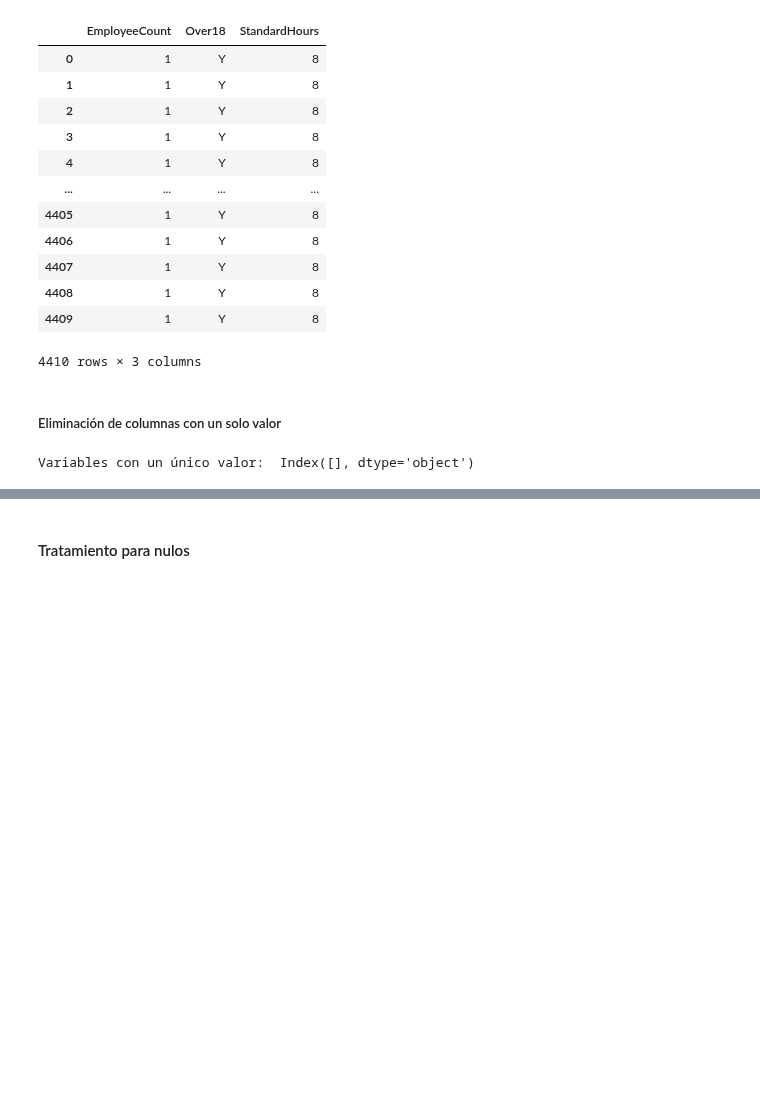
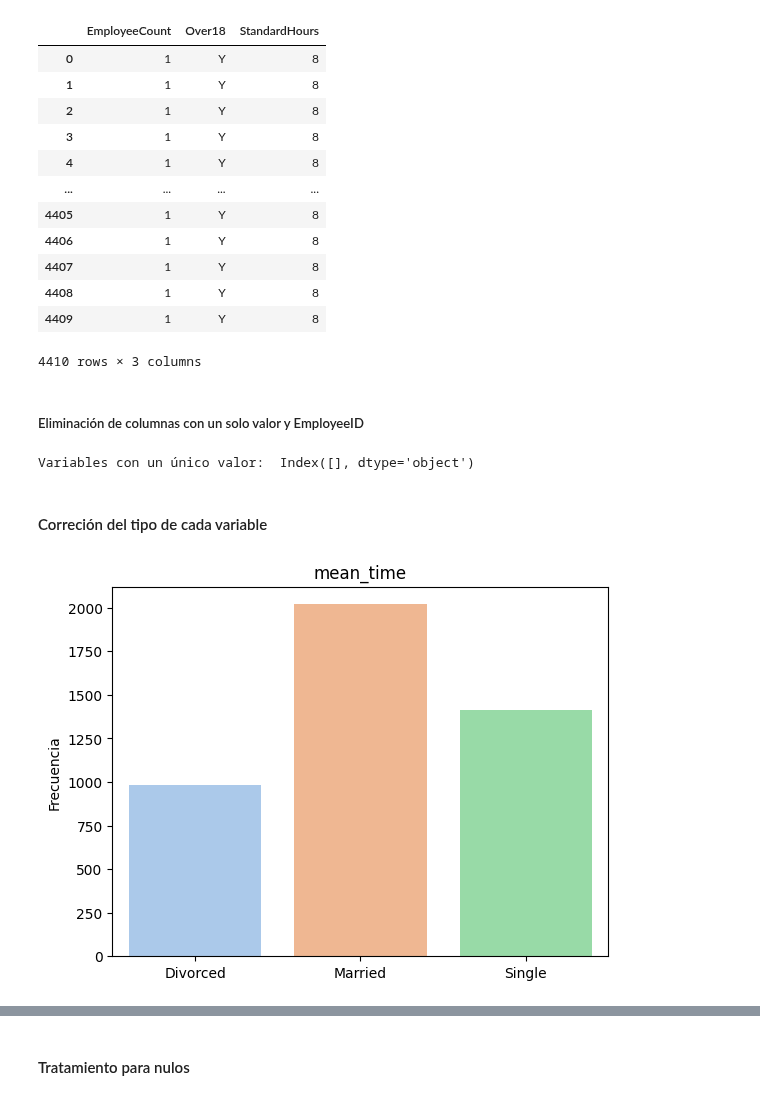
Before and after one commit to JavierBurgos-web/PROYECTO_ANALITICA_II, a Jupyter notebook: Entrega_uno.ipynb, the cells around one changed output, grey strips where cells are left out. Cells and saved outputs as stored; diff of their text form; code cells hidden in the pictures; blank space fills up the shorter version.

```diff
--- a/Entrega_uno.ipynb
+++ b/Entrega_uno.ipynb
@@ -205,12 +256,55 @@ df[['EmployeeCount', 'Over18', 'StandardHours']]
 | 4409 | 1 | Y | 8 |
 4410 rows × 3 columns
 # %% [markdown]
-##### Eliminación de columnas con un solo valor
+##### Eliminación de columnas con un solo valor y EmployeeID
 # %%
-df_1 = df.drop(["EmployeeCount", "Over18", "StandardHours"], axis=1)
+df_drop_unique = df.drop(["EmployeeID","EmployeeCount", "Over18", "StandardHours"], axis=1)
 
-nunique_values = df_1.nunique()
+nunique_values = df_drop_unique.nunique()
 single_value_columns = nunique_values[nunique_values == 1].index
 print("Variables con un único valor: ", single_value_columns)
 # %% [output]
 Variables con un único valor:  Index([], dtype='object')
+# %% [markdown]
+#### Correción del tipo de cada variable
+# %%
+df_type = df_drop_unique
+
+#Diccionario
+df_type['EnvironmentSatisfaction'] = df_type['EnvironmentSatisfaction'].astype('category')
+df_type['JobSatisfaction'] = df_type['JobSatisfaction'].astype('category')
+df_type['WorkLifeBalance'] = df_type['WorkLifeBalance'].astype('category')
+df_type['Education'] = df_type['Education'].astype('category')
+df_type['JobInvolvement'] = df_type['JobInvolvement'].astype('category')
+df_type['PerformanceRating'] = df_type['PerformanceRating'].astype('category')
+
+#Asignadas
+df_type['JobLevel'] = df_type['JobLevel'].astype('category')
+df_type['StockOptionLevel'] = df_type['StockOptionLevel'].astype('category')
+df_type['TrainingTimesLastYear'] = df_type['TrainingTimesLastYear'].astype('category')
+#df_type['NumCompaniesWorked'] = df_type['NumCompaniesWorked'].astype('int64')
+
+df_type['mean_time'] = df_type['mean_time'].str.replace(',', '.')
+df_type['mean_time'] = df_type['mean_time'].astype('float64')
+
+#Object
+df_type['Attrition'] = df_type['Attrition'].astype('category')
+df_type['BusinessTravel'] = df_type['BusinessTravel'].astype('category')
+df_type['Department'] = df_type['Department'].astype('category')
+df_type['EducationField'] = df_type['EducationField'].astype('category')
+df_type['Gender'] = df_type['Gender'].astype('category')
+df_type['JobRole'] = df_type['JobRole'].astype('category')
+df_type['MaritalStatus'] = df_type['MaritalStatus'].astype('category')
+df_type['Gender'] = df_type['Gender'].astype('category')
+df_type['Gender'] = df_type['Gender'].astype('category')
+df_type['Gender'] = df_type['Gender'].astype('category')
+# %%
+values = df_type['MaritalStatus'].value_counts()
+sns.barplot(x=values.index, y=values, palette='pastel')
+
+plt.title('mean_time')
+plt.xlabel('')
+plt.ylabel('Frecuencia')
+plt.show()
+# %% [output]
+[figure, added]
```
Also changed, not shown: parts of 52 cells of this notebook.
